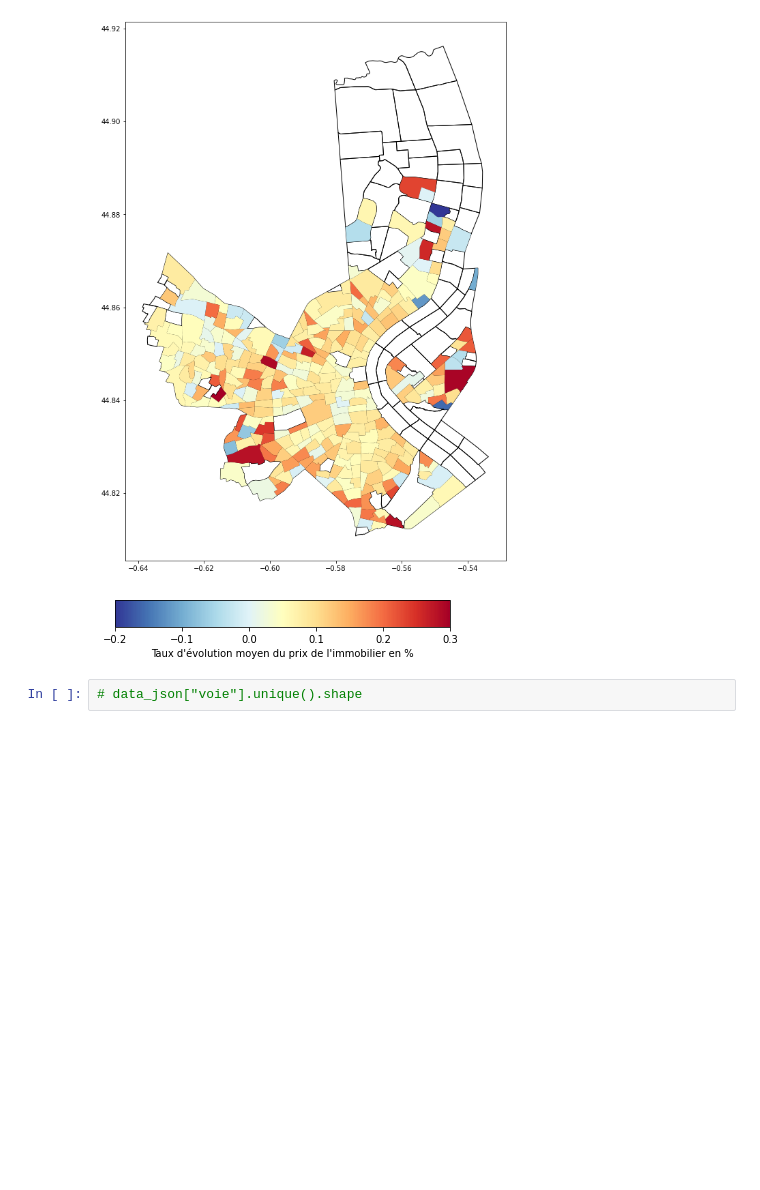
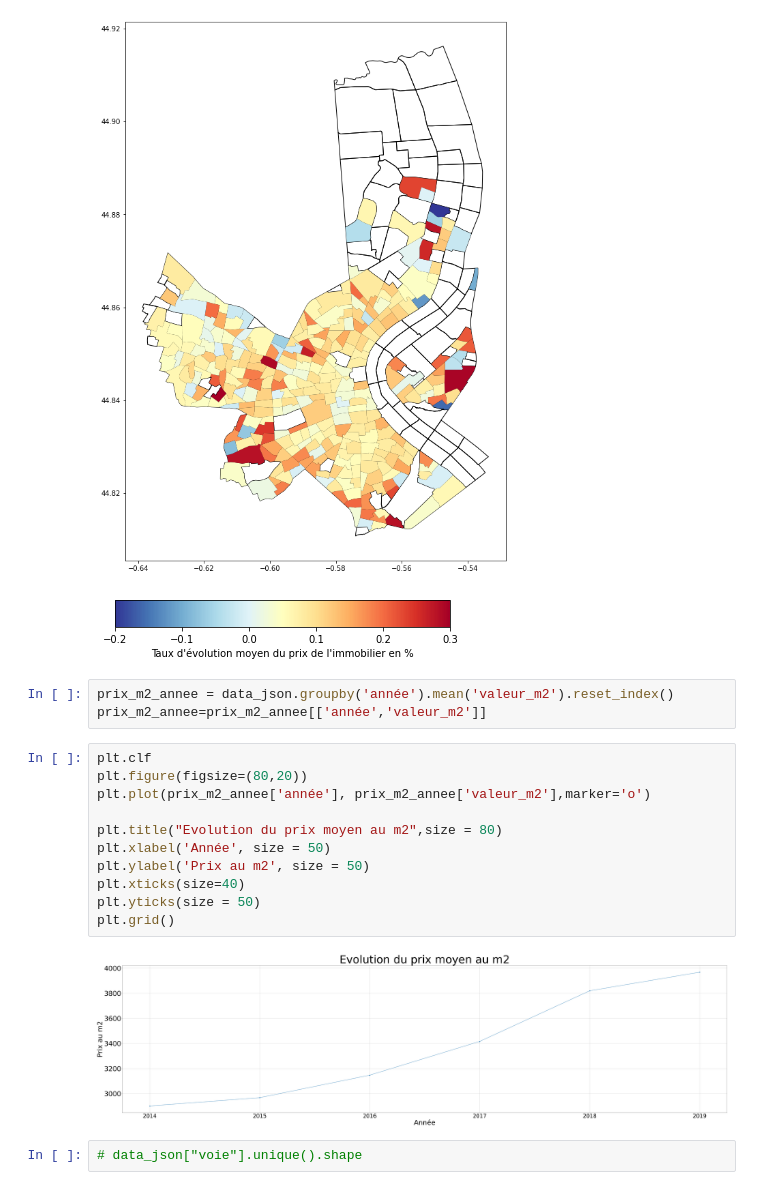
Before and after one commit to mdlbm/SNCF-Immobilier, a Jupyter notebook: Projet.ipynb, the cells around one changed output. Saved outputs shown, nothing was run; the diff lists cells and outputs as text; blank space fills up the shorter version.

Commit message:
Prix m2

```diff
--- a/Projet.ipynb
+++ b/Projet.ipynb
@@ -343,6 +426,22 @@ fig.colorbar(mpl.cm.ScalarMappable(norm=norm, cmap=cmap),
 <matplotlib.colorbar.Colorbar at 0x...>
 [figure]
 [figure]
+# %%
+prix_m2_annee = data_json.groupby('année').mean('valeur_m2').reset_index()
+prix_m2_annee=prix_m2_annee[['année','valeur_m2']]
+# %%
+plt.clf
+plt.figure(figsize=(80,20))
+plt.plot(prix_m2_annee['année'], prix_m2_annee['valeur_m2'],marker='o')
+
+plt.title("Evolution du prix moyen au m2",size = 80)
+plt.xlabel('Année', size = 50)
+plt.ylabel('Prix au m2', size = 50)
+plt.xticks(size=40)
+plt.yticks(size = 50)
+plt.grid()
+# %% [output]
+[figure, added]
 # %%
 # data_json["voie"].unique().shape
 # %%
```
Also changed, not shown: parts of 9 cells of this notebook.
